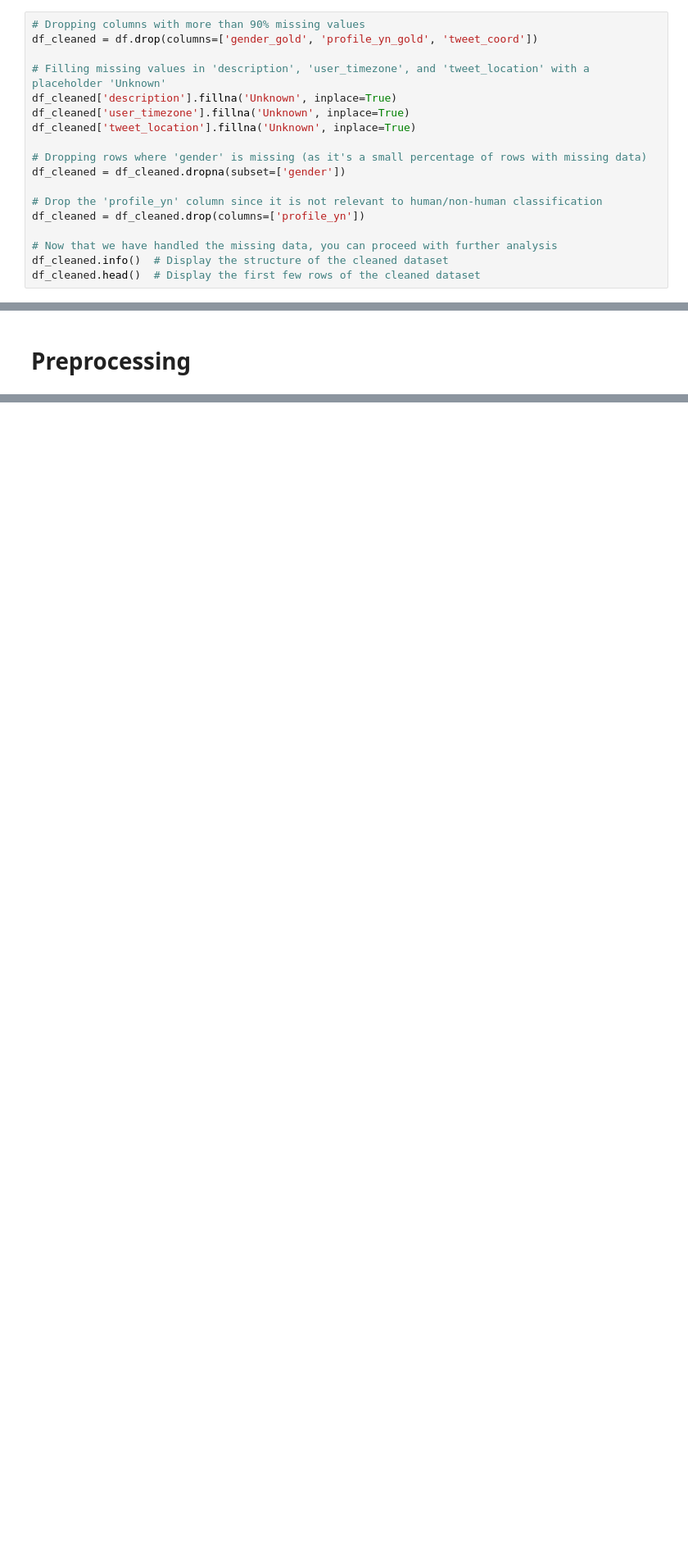
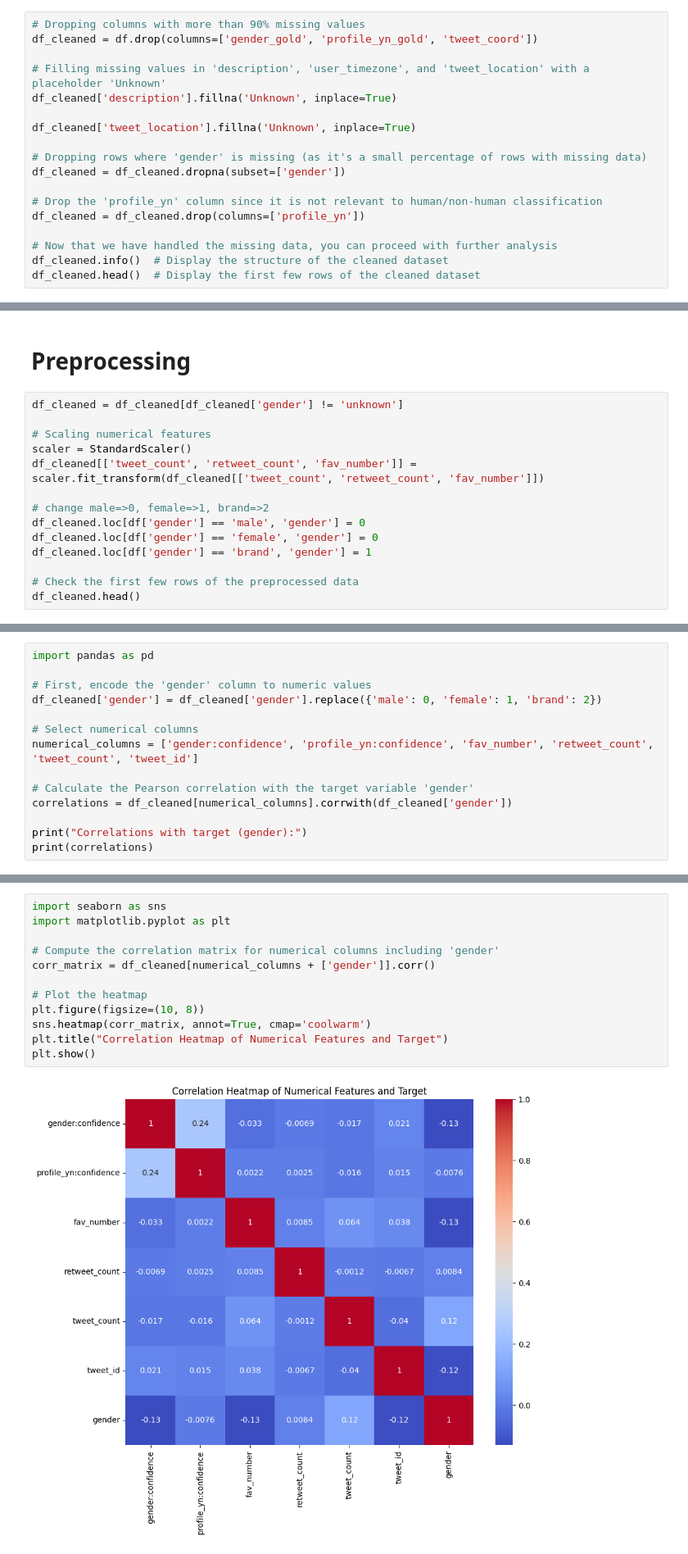
Before and after one commit to huuthienp/csci946-a2, a Jupyter notebook: eda_pp_kye.ipynb, the cells around one changed output, grey strips where cells are left out. Shown: that part at 82% size. Saved outputs shown, nothing was run; the diff lists cells and outputs as text; blank space fills up the shorter version.

```diff
--- a/eda_pp.ipynb
+++ b/eda_pp_kye.ipynb
@@ -46,7 +46,7 @@ df_cleaned = df.drop(columns=['gender_gold', 'profile_yn_gold', 'tweet_coord'])
 
 # Filling missing values in 'description', 'user_timezone', and 'tweet_location' with a placeholder 'Unknown'
 df_cleaned['description'].fillna('Unknown', inplace=True)
-df_cleaned['user_timezone'].fillna('Unknown', inplace=True)
+
 df_cleaned['tweet_location'].fillna('Unknown', inplace=True)
 
 # Dropping rows where 'gender' is missing (as it's a small percentage of rows with missing data)
@@ -157,3 +157,17 @@ plt.show()
 [figure]
 # %% [markdown]
 # Preprocessing
+# %%
+df_cleaned = df_cleaned[df_cleaned['gender'] != 'unknown']
+
+# Scaling numerical features
+scaler = StandardScaler()
+df_cleaned[['tweet_count', 'retweet_count', 'fav_number']] = scaler.fit_transform(df_cleaned[['tweet_count', 'retweet_count', 'fav_number']])
+
+# change male=>0, female=>1, brand=>2
+df_cleaned.loc[df['gender'] == 'male', 'gender'] = 0
+df_cleaned.loc[df['gender'] == 'female', 'gender'] = 0
+df_cleaned.loc[df['gender'] == 'brand', 'gender'] = 1
+
+# Check the first few rows of the preprocessed data
+df_cleaned.head()
@@ -159,0 +187,14 @@ plt.show()
+# %%
+import pandas as pd
+
+# First, encode the 'gender' column to numeric values
+df_cleaned['gender'] = df_cleaned['gender'].replace({'male': 0, 'female': 1, 'brand': 2})
+
+# Select numerical columns
+numerical_columns = ['gender:confidence', 'profile_yn:confidence', 'fav_number', 'retweet_count', 'tweet_count', 'tweet_id']
+
+# Calculate the Pearson correlation with the target variable 'gender'
+correlations = df_cleaned[numerical_columns].corrwith(df_cleaned['gender'])
+
+print("Correlations with target (gender):")
+print(correlations)
@@ -159,0 +235,14 @@ plt.show()
+# %%
+import seaborn as sns
+import matplotlib.pyplot as plt
+
+# Compute the correlation matrix for numerical columns including 'gender'
+corr_matrix = df_cleaned[numerical_columns + ['gender']].corr()
+
+# Plot the heatmap
+plt.figure(figsize=(10, 8))
+sns.heatmap(corr_matrix, annot=True, cmap='coolwarm')
+plt.title("Correlation Heatmap of Numerical Features and Target")
+plt.show()
+# %% [output]
+[figure, added]
```
Also changed, not shown: parts of 22 cells of this notebook.
